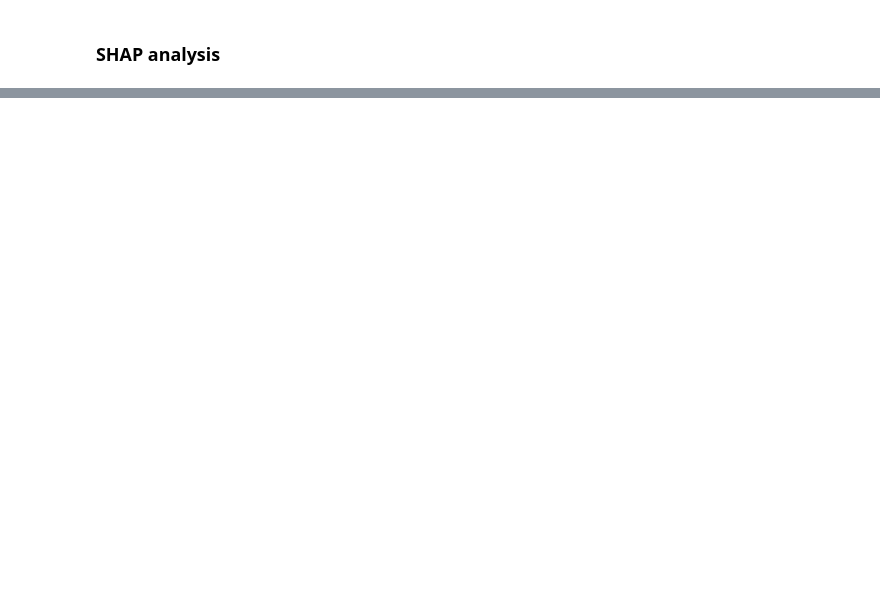
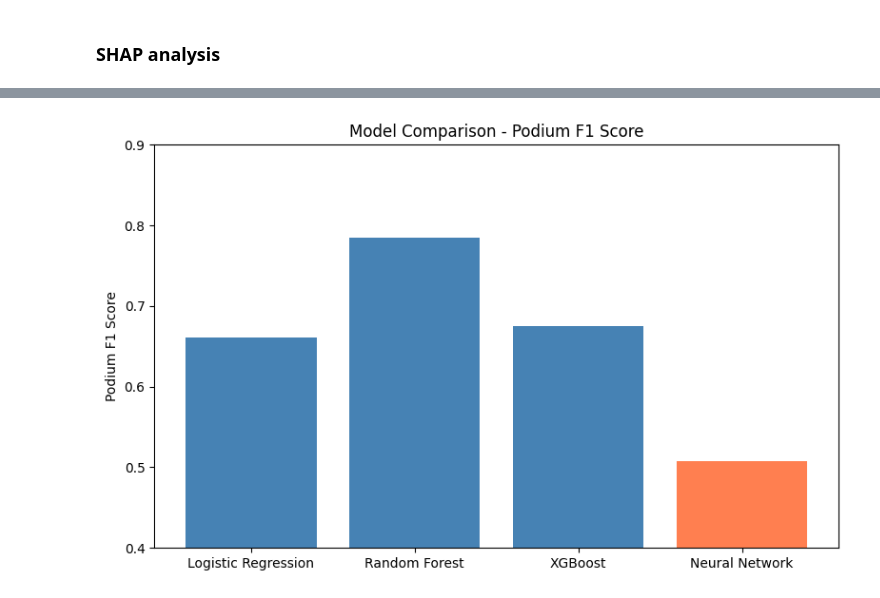
Before and after one commit to dylanbyrne3454/F1_predictor, a Jupyter notebook: 02_creating_models.ipynb, the cells around one changed output, grey strips where cells are left out. Saved outputs shown, nothing was run; the diff lists cells and outputs as text; code cells hidden in the pictures; blank space fills up the shorter version.

```diff
--- a/02_creating_models.ipynb
+++ b/02_creating_models.ipynb
@@ -313,0 +312,15 @@ plt.show()
+# %%
+import matplotlib.pyplot as plt
+
+models = ['Logistic Regression', 'Random Forest', 'XGBoost', 'Neural Network']
+f1_scores = [0.661, 0.785, 0.675, 0.508]
+
+plt.figure(figsize=(8, 5))
+plt.bar(models, f1_scores, color=['steelblue', 'steelblue', 'steelblue', 'coral'])
+plt.ylabel('Podium F1 Score')
+plt.title('Model Comparison - Podium F1 Score')
+plt.ylim(0.4, 0.9)
+plt.tight_layout()
+plt.show()
+# %% [output]
+[figure, added]
```
Also changed, not shown: parts of 12 cells of this notebook, 5 other files.
